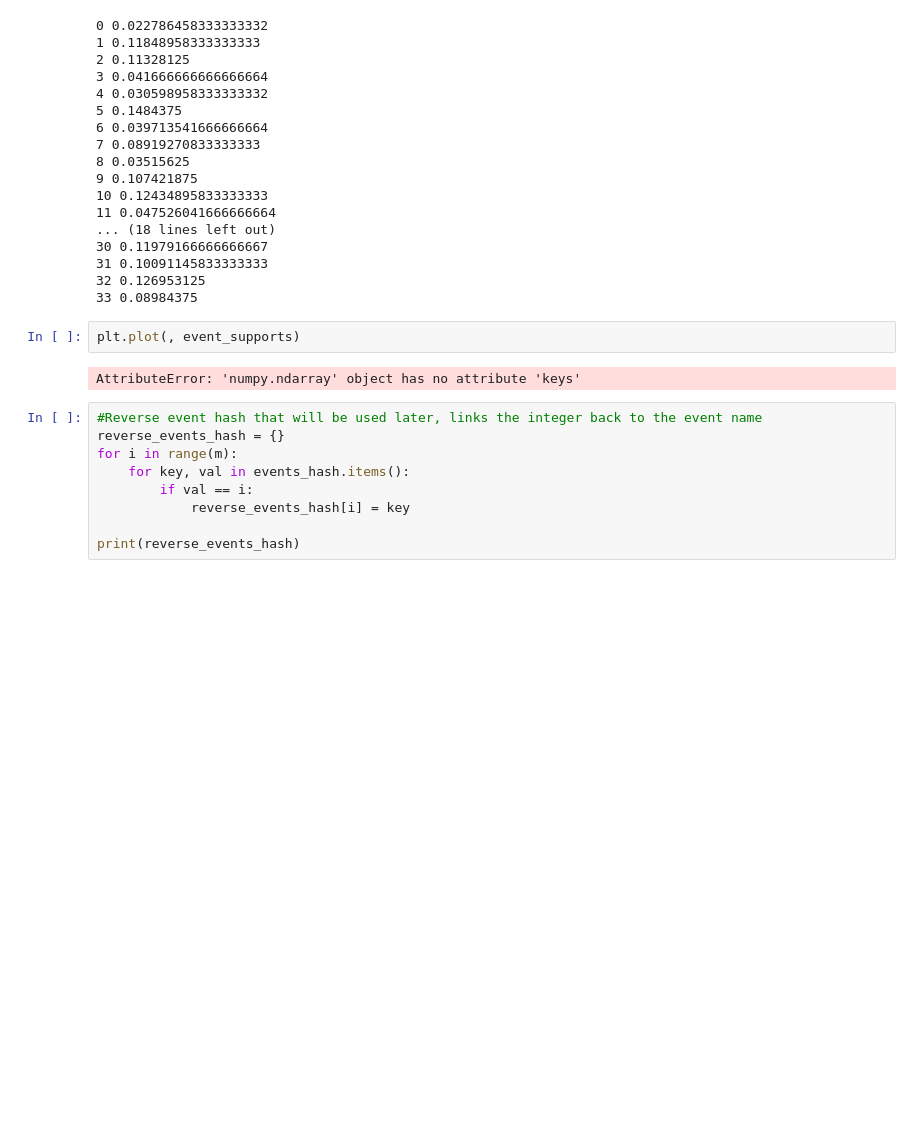
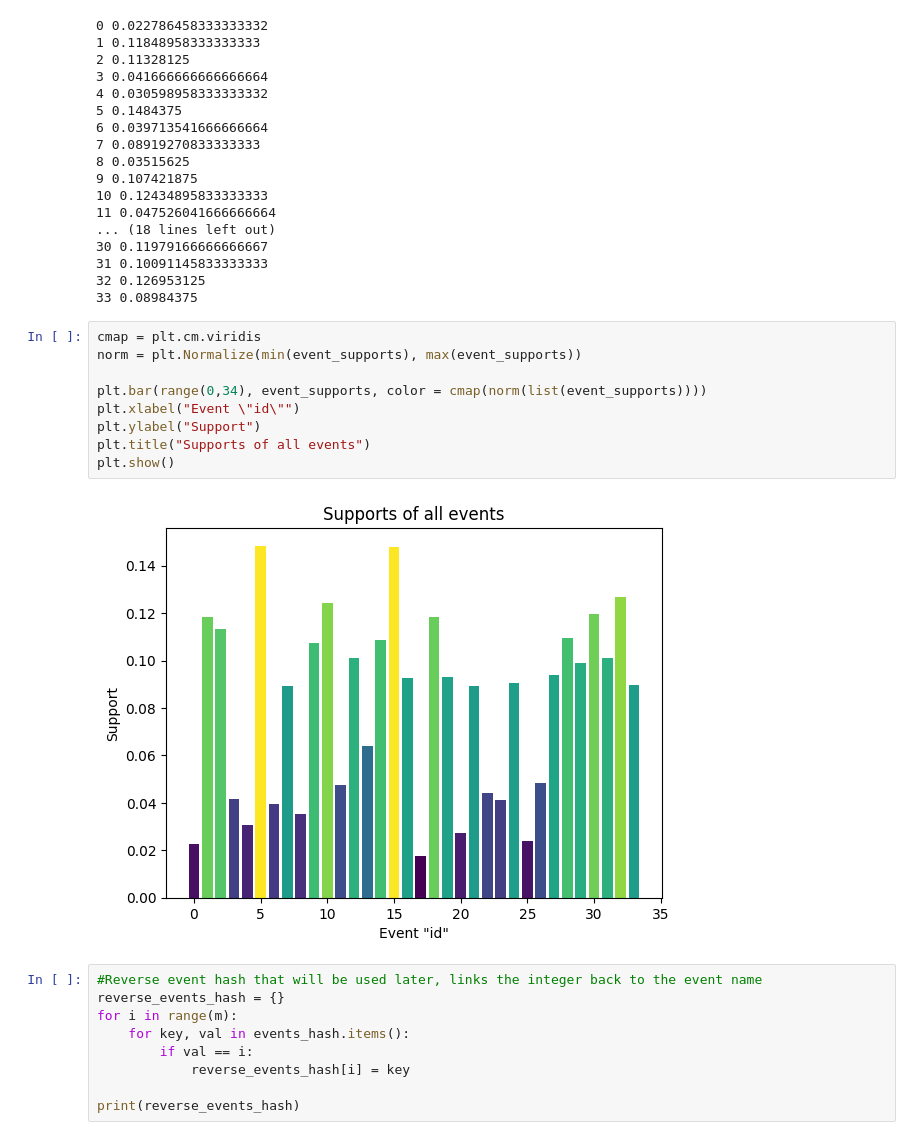
Before and after one commit to MitchKubina/CSCI4022_FinalProject, a Jupyter notebook: market_basket.ipynb, the cells around one changed output. Saved outputs shown, nothing was run; the diff lists cells and outputs as text; blank space fills up the shorter version.

Commit message:
Got a funky graph, not working, WIP

```diff
--- a/market_basket.ipynb
+++ b/market_basket.ipynb
@@ -60,10 +60,17 @@ for i in range(len(event_supports)):
 31 0.10091145833333333
 32 0.126953125
 33 0.08984375
-# %%
-plt.plot(, event_supports)
-# %% [output]
-AttributeError: 'numpy.ndarray' object has no attribute 'keys'
+# %%
+cmap = plt.cm.viridis
+norm = plt.Normalize(min(event_supports), max(event_supports))
+
+plt.bar(range(0,34), event_supports, color = cmap(norm(list(event_supports))))
+plt.xlabel("Event \"id\"")
+plt.ylabel("Support")
+plt.title("Supports of all events")
+plt.show()
+# %% [output]
+[figure, added]
 # %%
 #Reverse event hash that will be used later, links the integer back to the event name
 reverse_events_hash = {}
```
Also changed, not shown: parts of 2 cells of this notebook.
